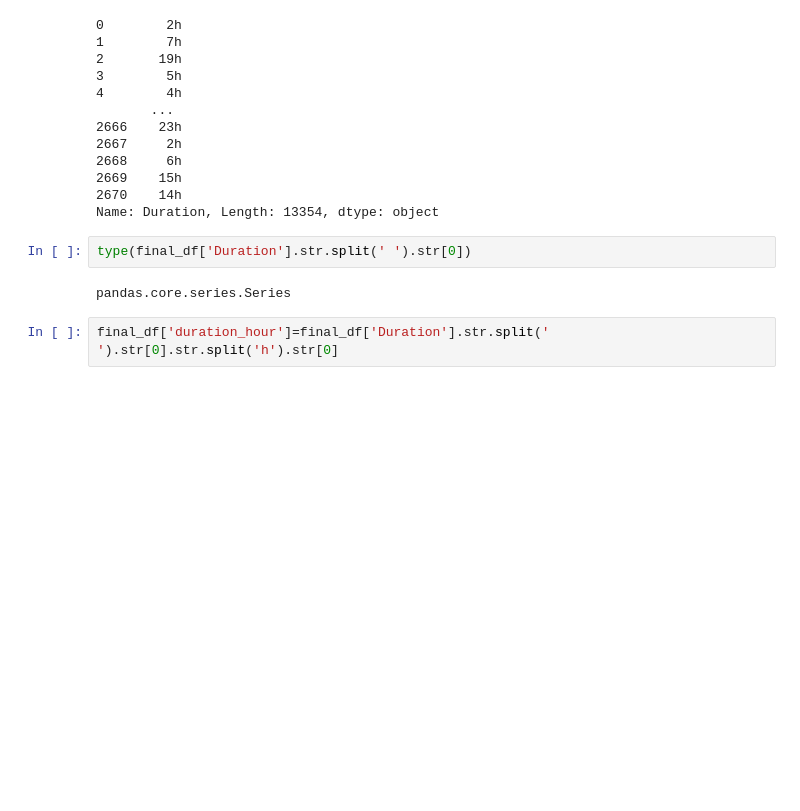
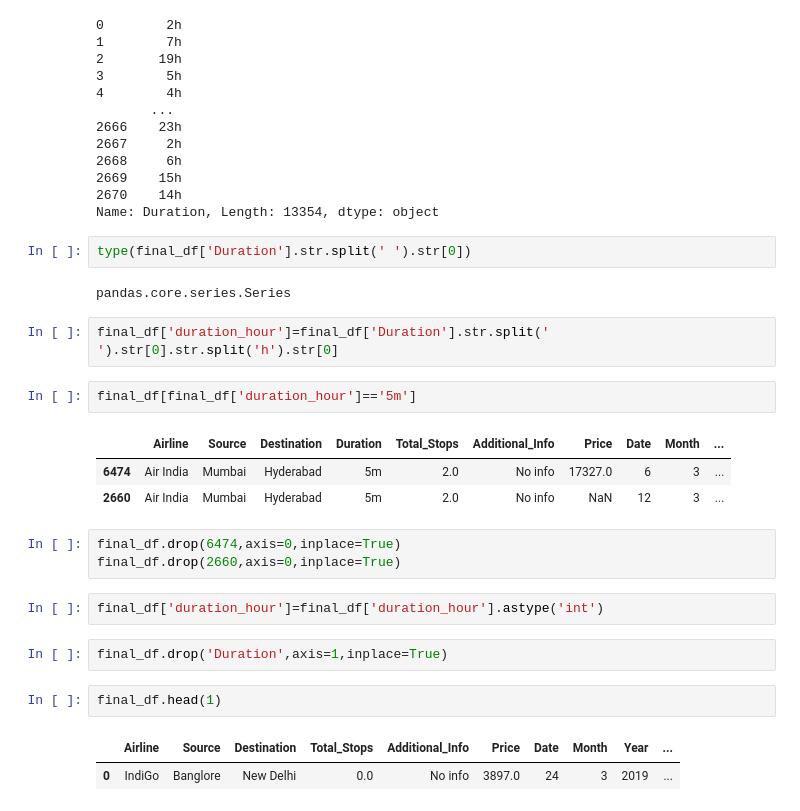
Before and after one commit to Sunilrd-19/ML_Use_cases, a Jupyter notebook: Flight_Price_EDA_Feature_Engineering.ipynb, the cells around one changed output. Saved outputs shown, nothing was run; the diff lists cells and outputs as text; blank space fills up the shorter version.

```diff
--- a/Flight_Price_EDA_Feature_Engineering.ipynb
+++ b/Flight_Price_EDA_Feature_Engineering.ipynb
@@ -392,3 +392,21 @@ type(final_df['Duration'].str.split(' ').str[0])
 pandas.core.series.Series
 # %%
 final_df['duration_hour']=final_df['Duration'].str.split(' ').str[0].str.split('h').str[0]
+# %%
+final_df[final_df['duration_hour']=='5m']
+# %% [output]
+|  | Airline | Source | Destination | Duration | Total_Stops | Additional_Info | Price | Date | Month | ... |
+| 6474 | Air India | Mumbai | Hyderabad | 5m | 2.0 | No info | 17327.0 | 6 | 3 | ... |
+| 2660 | Air India | Mumbai | Hyderabad | 5m | 2.0 | No info | NaN | 12 | 3 | ... |
+# %%
+final_df.drop(6474,axis=0,inplace=True)
+final_df.drop(2660,axis=0,inplace=True)
+# %%
+final_df['duration_hour']=final_df['duration_hour'].astype('int')
+# %%
+final_df.drop('Duration',axis=1,inplace=True)
+# %%
+final_df.head(1)
+# %% [output]
+|  | Airline | Source | Destination | Total_Stops | Additional_Info | Price | Date | Month | Year | ... |
+| 0 | IndiGo | Banglore | New Delhi | 0.0 | No info | 3897.0 | 24 | 3 | 2019 | ... |
```
Also changed, not shown: parts of 6 cells of this notebook.
